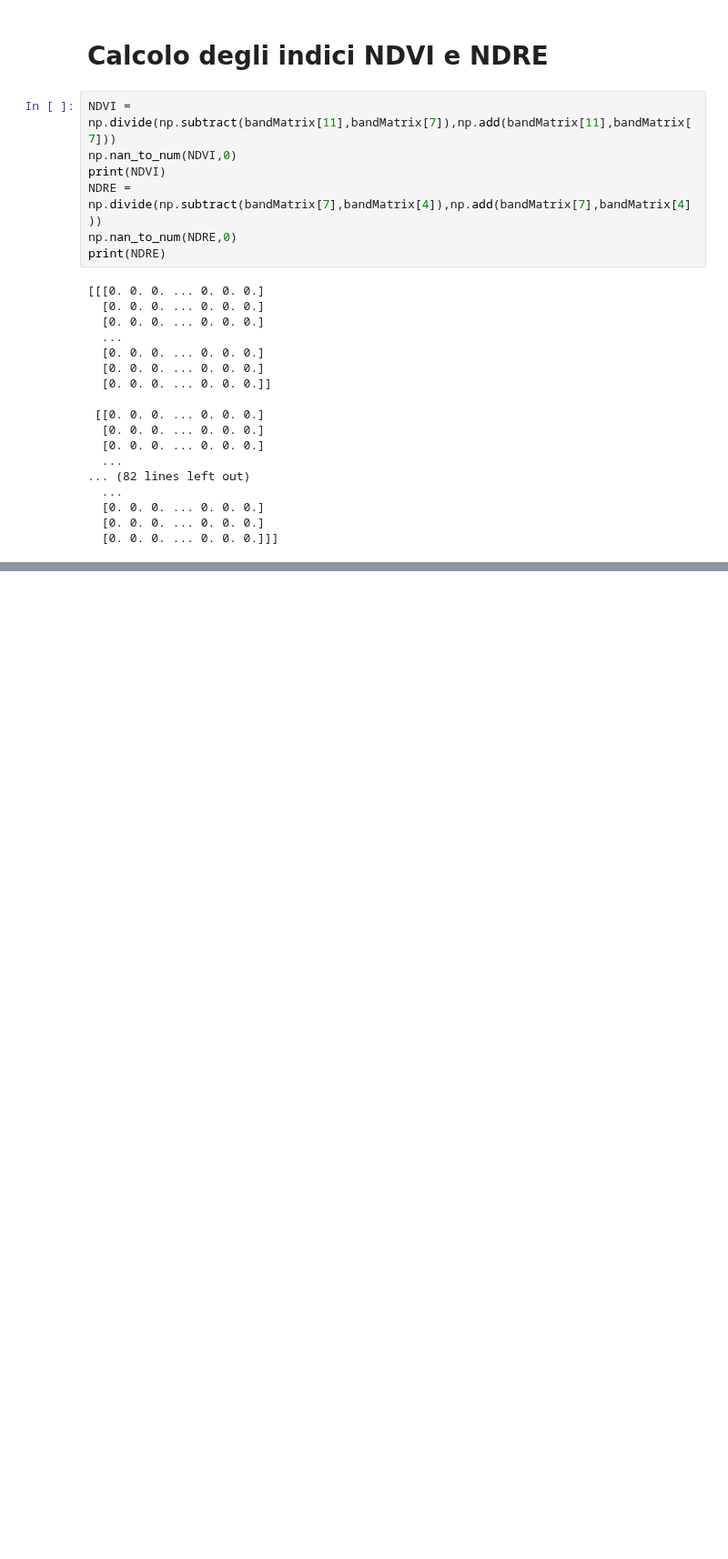
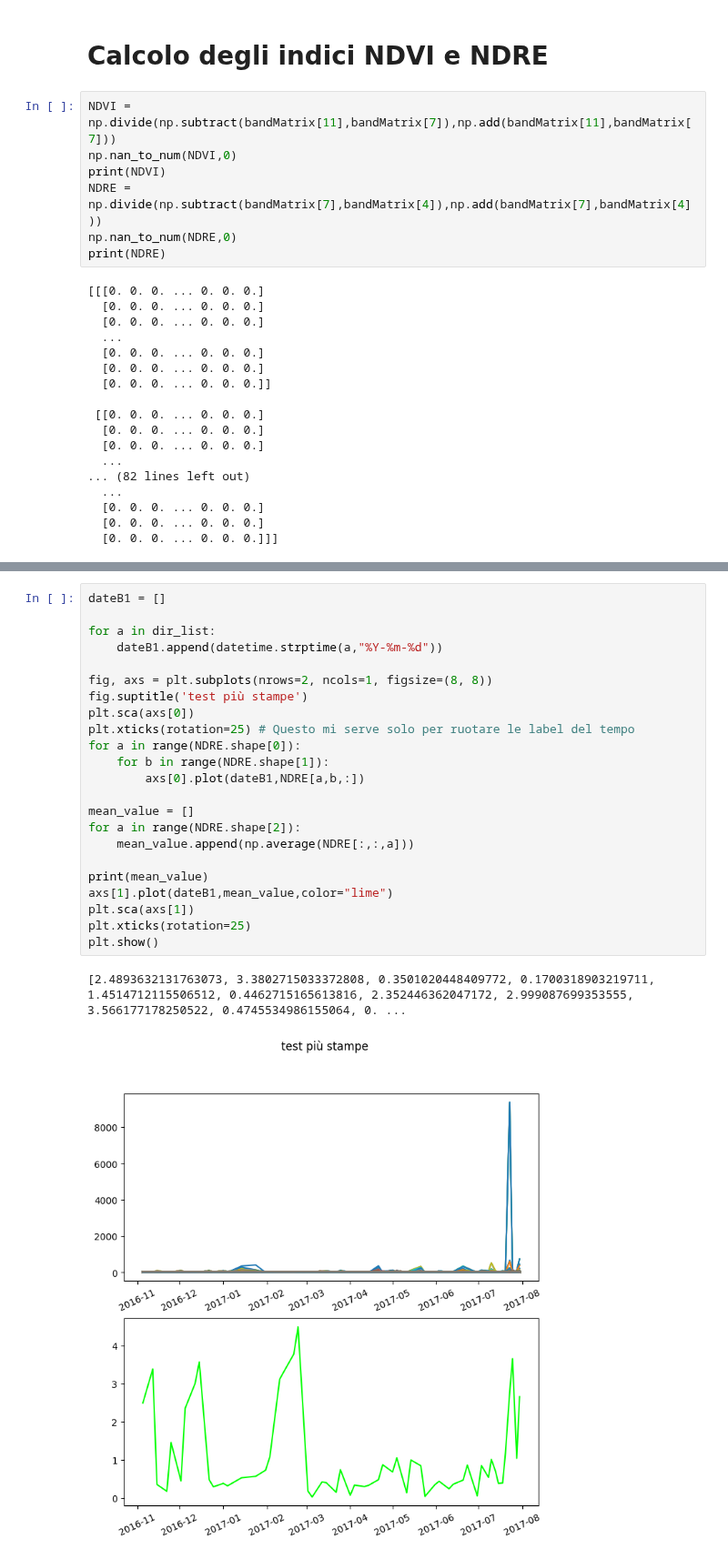
Before and after one commit to Simone-Scalella/AgriVision2022, a Jupyter notebook: geoT2.ipynb, the cells around one changed output, grey strips where cells are left out. Shown at 91% size. Saved outputs shown, nothing was run; the diff lists cells and outputs as text; blank space fills up the shorter version.

```diff
--- a/geoT2.ipynb
+++ b/geoT2.ipynb
@@ -87,0 +106,26 @@ print(NDRE)
+# %%
+dateB1 = []
+
+for a in dir_list:
+    dateB1.append(datetime.strptime(a,"%Y-%m-%d"))
+
+fig, axs = plt.subplots(nrows=2, ncols=1, figsize=(8, 8))
+fig.suptitle('test più stampe')
+plt.sca(axs[0])
+plt.xticks(rotation=25) # Questo mi serve solo per ruotare le label del tempo
+for a in range(NDRE.shape[0]):
+    for b in range(NDRE.shape[1]):
+        axs[0].plot(dateB1,NDRE[a,b,:])
+
+mean_value = []
+for a in range(NDRE.shape[2]):
+    mean_value.append(np.average(NDRE[:,:,a]))
+
+print(mean_value)
+axs[1].plot(dateB1,mean_value,color="lime")
+plt.sca(axs[1])
+plt.xticks(rotation=25)
+plt.show()
+# %% [output]
+[2.4893632131763073, 3.3802715033372808, 0.3501020448409772, 0.1700318903219711, 1.4514712115506512, 0.4462715165613816, 2.352446362047172, 2.999087699353555, 3.566177178250522, 0.4745534986155064, 0. ...
+[figure, added]
```
Also changed, not shown: parts of 10 cells of this notebook, 1 other file.
